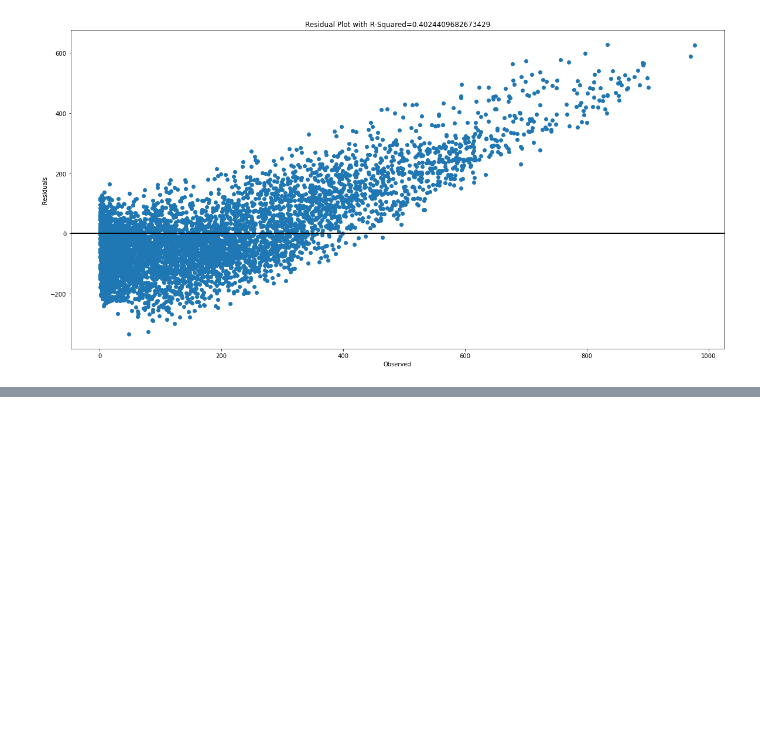
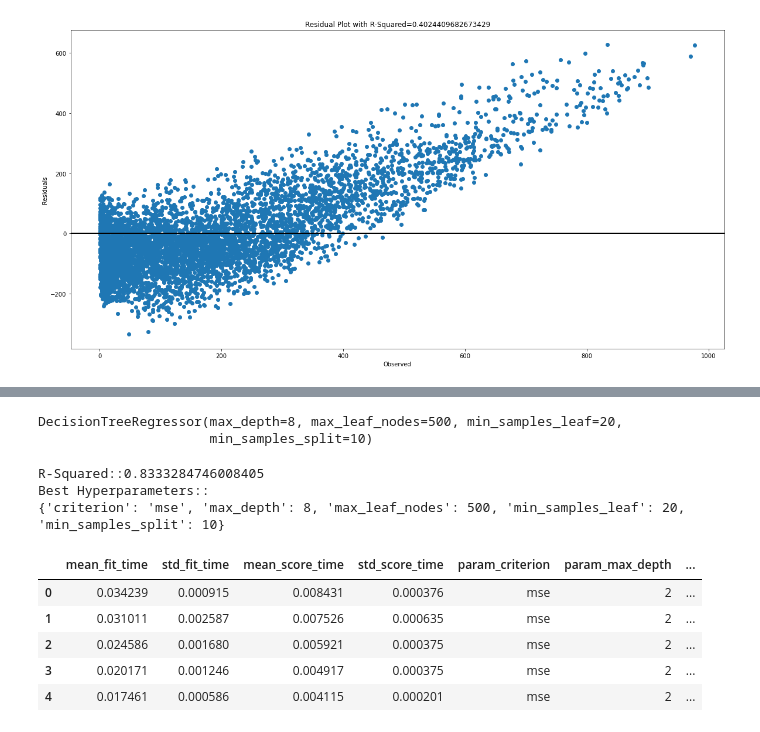
Before and after one commit to paulsok/kaggle, a Jupyter notebook: Bike Sharing/bike_sharing.ipynb, the cells around one changed output, grey strips where cells are left out. Cells and saved outputs as stored; diff of their text form; code cells hidden in the pictures; blank space fills up the shorter version.

```diff
--- a/Bike Sharing/bike_sharing.ipynb
+++ b/Bike Sharing/bike_sharing.ipynb
@@ -350,0 +407,22 @@ plt.show()
+# %%
+grid_cv_dtr.best_estimator_
+# %% [output]
+DecisionTreeRegressor(max_depth=8, max_leaf_nodes=500, min_samples_leaf=20,
+                      min_samples_split=10)
+# %%
+print("R-Squared::{}".format(grid_cv_dtr.best_score_))
+print("Best Hyperparameters::\n{}".format(grid_cv_dtr.best_params_))
+# %% [output]
+R-Squared::0.8333284746008405
+Best Hyperparameters::
+{'criterion': 'mse', 'max_depth': 8, 'max_leaf_nodes': 500, 'min_samples_leaf': 20, 'min_samples_split': 10}
+# %%
+df = pd.DataFrame(data=grid_cv_dtr.cv_results_)
+df.head()
+# %% [output]
+|  | mean_fit_time | std_fit_time | mean_score_time | std_score_time | param_criterion | param_max_depth | ... |
+| 0 | 0.034239 | 0.000915 | 0.008431 | 0.000376 | mse | 2 | ... |
+| 1 | 0.031011 | 0.002587 | 0.007526 | 0.000635 | mse | 2 | ... |
+| 2 | 0.024586 | 0.001680 | 0.005921 | 0.000375 | mse | 2 | ... |
+| 3 | 0.020171 | 0.001246 | 0.004917 | 0.000375 | mse | 2 | ... |
+| 4 | 0.017461 | 0.000586 | 0.004115 | 0.000201 | mse | 2 | ... |
```
Also changed, not shown: parts of 11 cells of this notebook.
